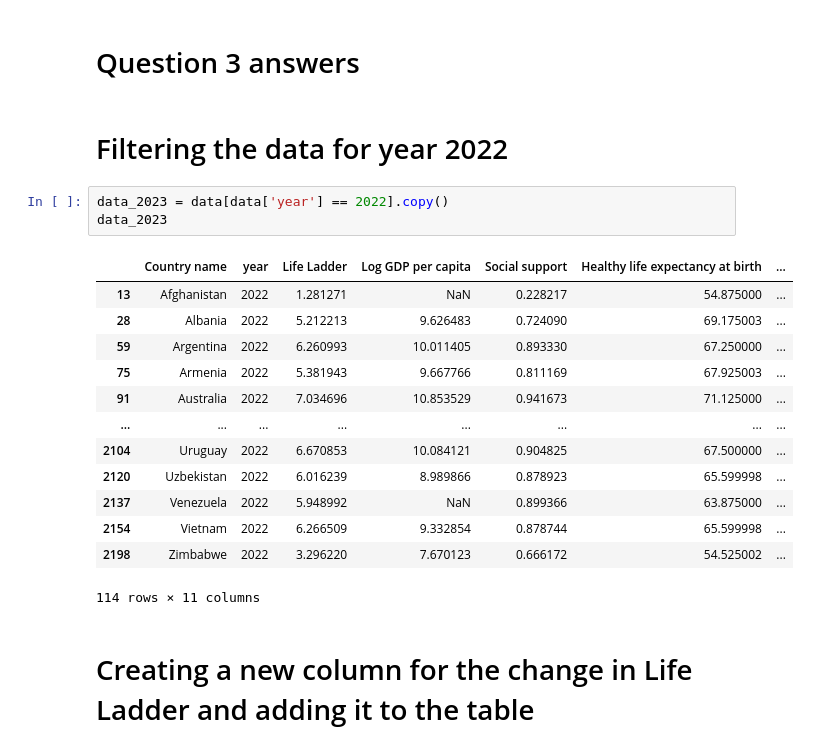
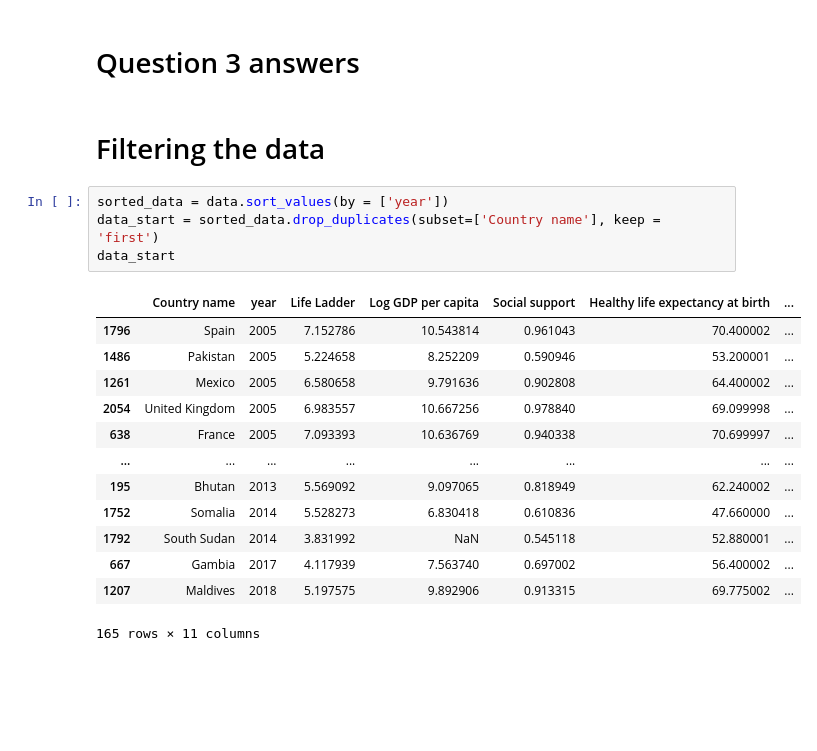
Before and after one commit to USFCA-CS663-Spring2024/happiness-ruchamaslekar, a Jupyter notebook: Happiness - Assignment 1 - CS 663 (Machine Learning).ipynb, the cells around one changed output. Cells and saved outputs as stored; diff of their text form; blank space fills up the shorter version.

```diff
--- a/Happiness - Assignment 1 - CS 663 (Machine Learning).ipynb
+++ b/Happiness - Assignment 1 - CS 663 (Machine Learning).ipynb
@@ -334,23 +357,22 @@ plt.show()
 # %% [markdown]
 # Question 3 answers
 # %% [markdown]
-# Filtering the data for year 2022
+# Filtering the data
 # %%
-data_2023 = data[data['year'] == 2022].copy()
-data_2023
+sorted_data = data.sort_values(by = ['year'])
+data_start = sorted_data.drop_duplicates(subset=['Country name'], keep = 'first')
+data_start
 # %% [output]
 |  | Country name | year | Life Ladder | Log GDP per capita | Social support | Healthy life expectancy at birth | ... |
-| 13 | Afghanistan | 2022 | 1.281271 | NaN | 0.228217 | 54.875000 | ... |
-| 28 | Albania | 2022 | 5.212213 | 9.626483 | 0.724090 | 69.175003 | ... |
-| 59 | Argentina | 2022 | 6.260993 | 10.011405 | 0.893330 | 67.250000 | ... |
-| 75 | Armenia | 2022 | 5.381943 | 9.667766 | 0.811169 | 67.925003 | ... |
-| 91 | Australia | 2022 | 7.034696 | 10.853529 | 0.941673 | 71.125000 | ... |
+| 1796 | Spain | 2005 | 7.152786 | 10.543814 | 0.961043 | 70.400002 | ... |
+| 1486 | Pakistan | 2005 | 5.224658 | 8.252209 | 0.590946 | 53.200001 | ... |
+| 1261 | Mexico | 2005 | 6.580658 | 9.791636 | 0.902808 | 64.400002 | ... |
+| 2054 | United Kingdom | 2005 | 6.983557 | 10.667256 | 0.978840 | 69.099998 | ... |
+| 638 | France | 2005 | 7.093393 | 10.636769 | 0.940338 | 70.699997 | ... |
 | ... | ... | ... | ... | ... | ... | ... | ... |
-| 2104 | Uruguay | 2022 | 6.670853 | 10.084121 | 0.904825 | 67.500000 | ... |
-| 2120 | Uzbekistan | 2022 | 6.016239 | 8.989866 | 0.878923 | 65.599998 | ... |
-| 2137 | Venezuela | 2022 | 5.948992 | NaN | 0.899366 | 63.875000 | ... |
-| 2154 | Vietnam | 2022 | 6.266509 | 9.332854 | 0.878744 | 65.599998 | ... |
-| 2198 | Zimbabwe | 2022 | 3.296220 | 7.670123 | 0.666172 | 54.525002 | ... |
+| 195 | Bhutan | 2013 | 5.569092 | 9.097065 | 0.818949 | 62.240002 | ... |
+| 1752 | Somalia | 2014 | 5.528273 | 6.830418 | 0.610836 | 47.660000 | ... |
+| 1792 | South Sudan | 2014 | 3.831992 | NaN | 0.545118 | 52.880001 | ... |
+| 667 | Gambia | 2017 | 4.117939 | 7.563740 | 0.697002 | 56.400002 | ... |
+| 1207 | Maldives | 2018 | 5.197575 | 9.892906 | 0.913315 | 69.775002 | ... |
-114 rows × 11 columns
+165 rows × 11 columns
-# %% [markdown]
-# Creating a new column for the change in Life Ladder and adding it to the table
```
Also changed, not shown: parts of 19 cells of this notebook.
